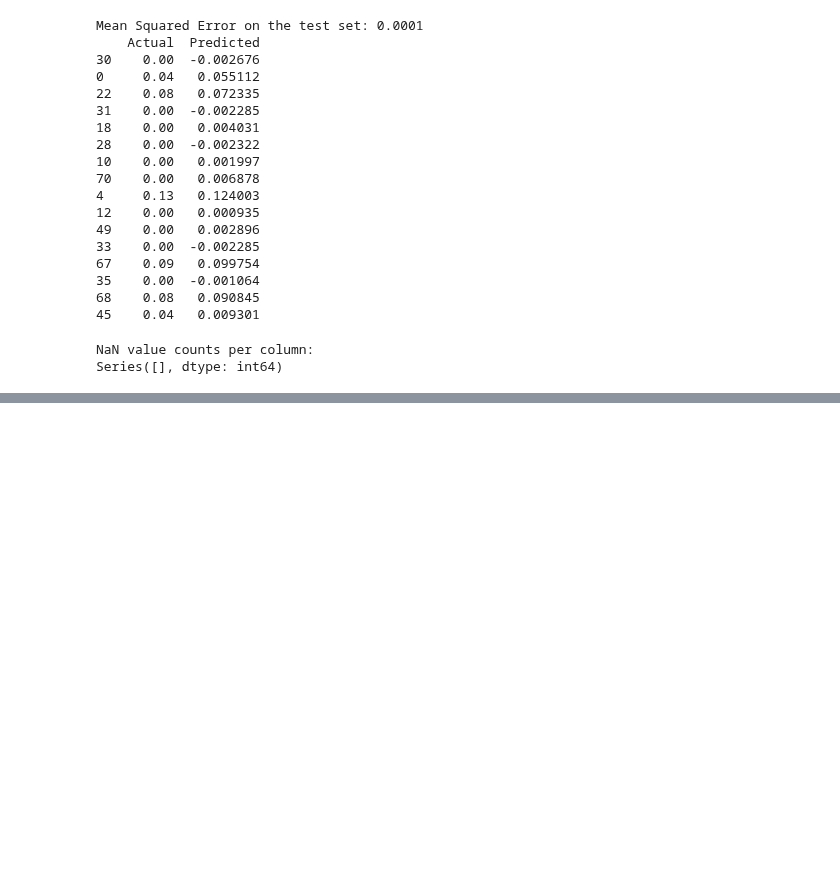
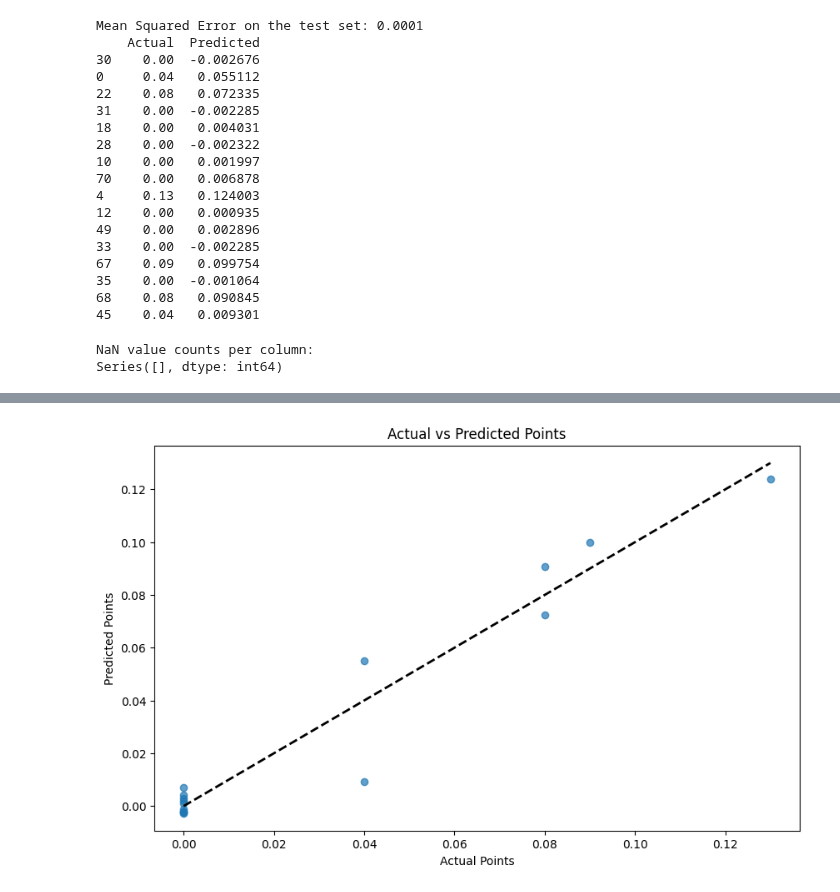
Before and after one commit to sarahsetiawan/Hood-Hockey, a Jupyter notebook: DataAnalysis/LinearReg.ipynb, the cells around one changed output, grey strips where cells are left out. Cells and saved outputs as stored; diff of their text form; code cells hidden in the pictures; blank space fills up the shorter version.

Commit message:
linear regression on points

```diff
--- a/DataAnalysis/LinearReg.ipynb
+++ b/DataAnalysis/LinearReg.ipynb
@@ -290,0 +358,19 @@ Series([], dtype: int64)
+# %%
+# Create a DataFrame for actual vs predicted values
+predictions_df = pd.DataFrame({'Actual': y_test, 'Predicted': y_pred})
+
+# Plotting actual vs predicted values
+plt.figure(figsize=(10, 6))
+plt.scatter(predictions_df['Actual'], predictions_df['Predicted'], alpha=0.7)
+plt.plot(
+    [predictions_df['Actual'].min(), predictions_df['Actual'].max()],
+    [predictions_df['Actual'].min(), predictions_df['Actual'].max()],
+    'k--',
+    lw=2
+)  # Diagonal line
+plt.xlabel('Actual Points')
+plt.ylabel('Predicted Points')
+plt.title('Actual vs Predicted Points')
+plt.show()
+# %% [output]
+[figure, added]
```
Also changed, not shown: parts of 7 cells of this notebook, 2 other files.
